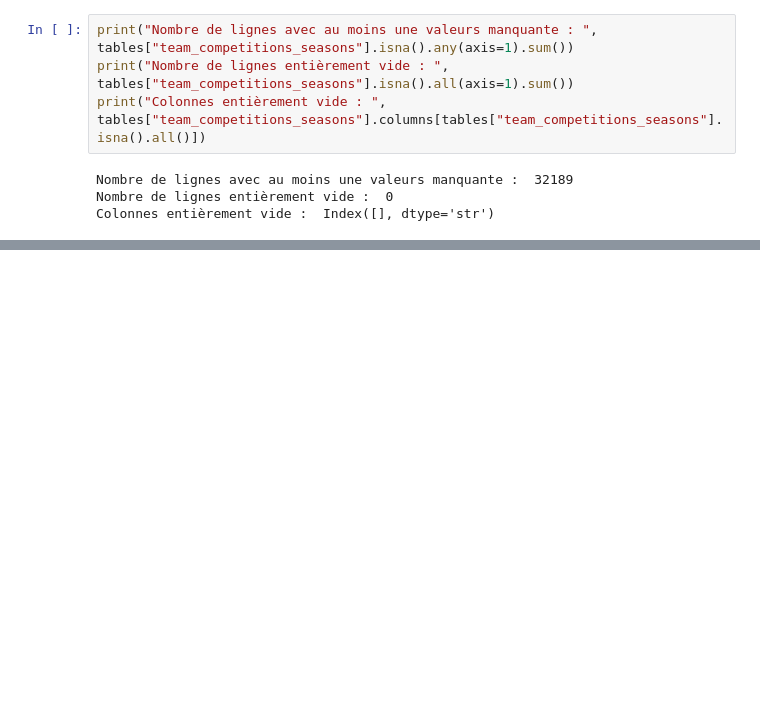
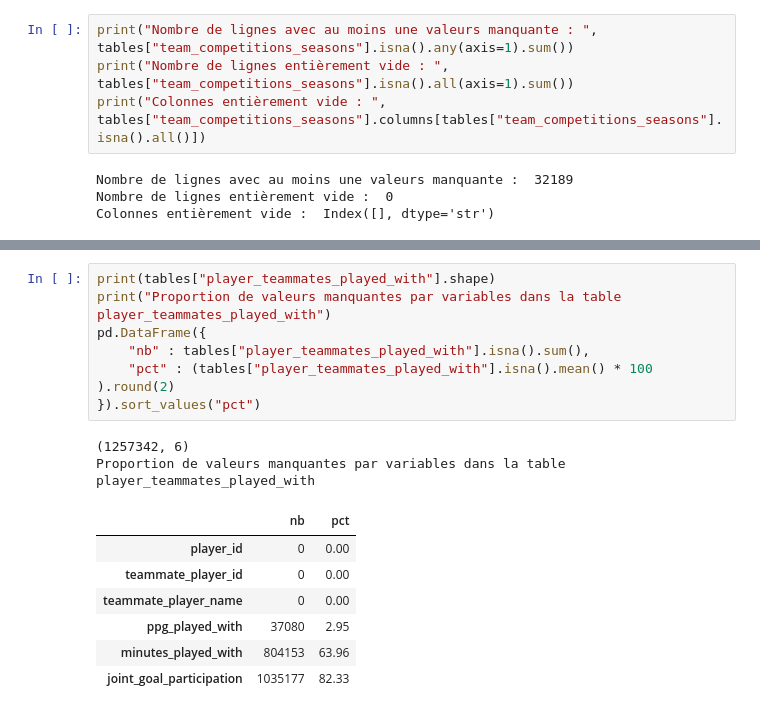
Before and after one commit to Charlesptrd/football-key-person-insurance, a Jupyter notebook: notebooks/01_database.ipynb, the cells around one changed output, grey strips where cells are left out. Drawn from its saved outputs; the diff is of its cells as text; blank space fills up the shorter version.

```diff
--- a/notebooks/01_database.ipynb
+++ b/notebooks/01_database.ipynb
@@ -183,0 +210,17 @@ Colonnes entièrement vide :  Index([], dtype='str')
+# %%
+print(tables["player_teammates_played_with"].shape)
+print("Proportion de valeurs manquantes par variables dans la table player_teammates_played_with")
+pd.DataFrame({
+    "nb" : tables["player_teammates_played_with"].isna().sum(),
+    "pct" : (tables["player_teammates_played_with"].isna().mean() * 100 ).round(2)
+}).sort_values("pct")
+# %% [output]
+(1257342, 6)
+Proportion de valeurs manquantes par variables dans la table player_teammates_played_with
+|  | nb | pct |
+| player_id | 0 | 0.00 |
+| teammate_player_id | 0 | 0.00 |
+| teammate_player_name | 0 | 0.00 |
+| ppg_played_with | 37080 | 2.95 |
+| minutes_played_with | 804153 | 63.96 |
+| joint_goal_participation | 1035177 | 82.33 |
```
Also changed, not shown: parts of 15 cells of this notebook.
